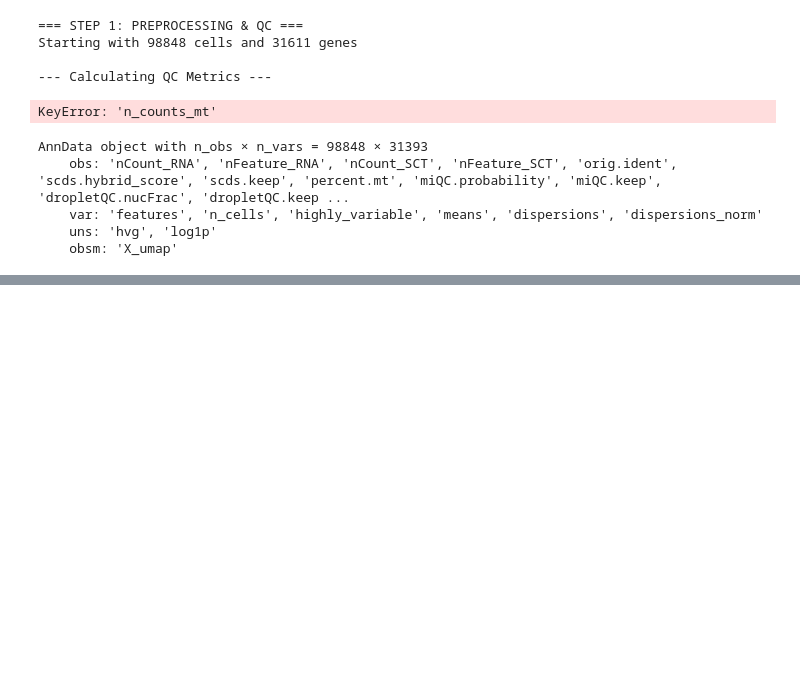
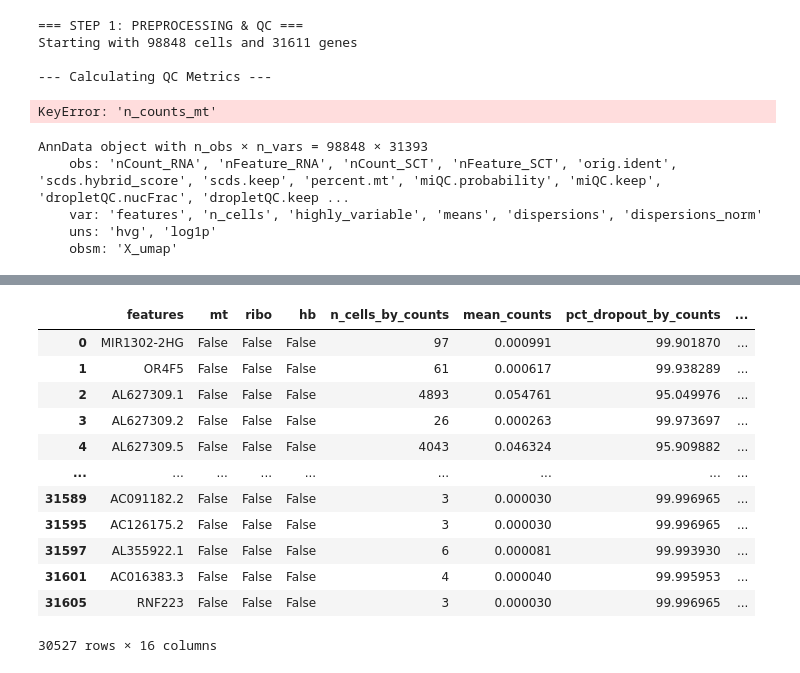
Before and after one commit to aumchampaneri/Complement-OUD, a Jupyter notebook: Multi-Omics Study/notebooks/2025JUN03.ipynb, the cells around one changed output, grey strips where cells are left out. Saved outputs shown, nothing was run; the diff lists cells and outputs as text; code cells hidden in the pictures; blank space fills up the shorter version.

```diff
--- a/Multi-Omics Study/notebooks/2025JUN03.ipynb
+++ b/Multi-Omics Study/notebooks/2025JUN03.ipynb
@@ -117,3 +117,6 @@ AnnData object with n_obs × n_vars = 98848 × 31393
     var: 'features', 'n_cells', 'highly_variable', 'means', 'dispersions', 'dispersions_norm'
     uns: 'hvg', 'log1p'
     obsm: 'X_umap'
+# %%
+adata2 = sc.read_h5ad("/Users/aumchampaneri/Complement-OUD/Multi-Omics Study/data/processed/snrna_qc/GSE225158_reprocessed_pearson.h5ad")
+adata2
@@ -119,0 +131,16 @@ AnnData object with n_obs × n_vars = 98848 × 31393
+# %%
+adata2.var
+# %% [output]
+|  | features | mt | ribo | hb | n_cells_by_counts | mean_counts | pct_dropout_by_counts | ... |
+| 0 | MIR1302-2HG | False | False | False | 97 | 0.000991 | 99.901870 | ... |
+| 1 | OR4F5 | False | False | False | 61 | 0.000617 | 99.938289 | ... |
+| 2 | AL627309.1 | False | False | False | 4893 | 0.054761 | 95.049976 | ... |
+| 3 | AL627309.2 | False | False | False | 26 | 0.000263 | 99.973697 | ... |
+| 4 | AL627309.5 | False | False | False | 4043 | 0.046324 | 95.909882 | ... |
+| ... | ... | ... | ... | ... | ... | ... | ... | ... |
+| 31589 | AC091182.2 | False | False | False | 3 | 0.000030 | 99.996965 | ... |
+| 31595 | AC126175.2 | False | False | False | 3 | 0.000030 | 99.996965 | ... |
+| 31597 | AL355922.1 | False | False | False | 6 | 0.000081 | 99.993930 | ... |
+| 31601 | AC016383.3 | False | False | False | 4 | 0.000040 | 99.995953 | ... |
+| 31605 | RNF223 | False | False | False | 3 | 0.000030 | 99.996965 | ... |
+30527 rows × 16 columns
```
Also changed, not shown: parts of 2 cells of this notebook, 6 other files.
